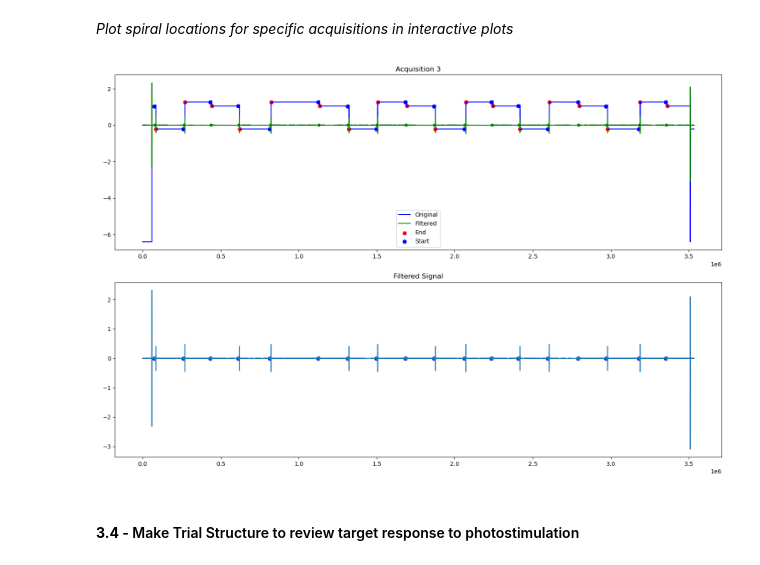
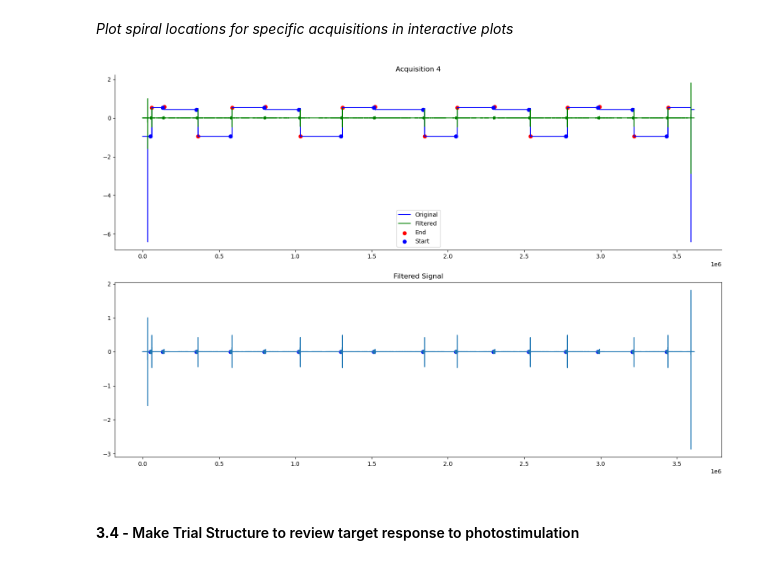
Before and after one commit to RunyanLab/Runyan_lab_data_alignment_python, a Jupyter notebook: processing_main.ipynb, the cells around one changed output. Drawn from its saved outputs; the diff is of its cells as text; code cells hidden in the pictures.

```diff
--- a/processing_main.ipynb
+++ b/processing_main.ipynb
@@ -425,9 +351,9 @@ Top level keys: ['IterationsAttribute', 'IterationDelayAttribute', 'CalcFunctMap
 *Plot spiral locations for specific acquisitions in interactive plots*
 # %%
 # Look at individual acquisitions to inspect the accuracy of the spiral detections
-align_spirals.plot_spiral_detection(acquisition_data[3])
+align_spirals.plot_spiral_detection(acquisition_data[4])
 # %% [output]
-[figure, old version]
+[figure, new version]
 # %% [markdown]
 #### **3.4 -** Make Trial Structure to review target response to photostimulation
 # %%
```
Also changed, not shown: parts of 15 cells of this notebook, 3 other files.
